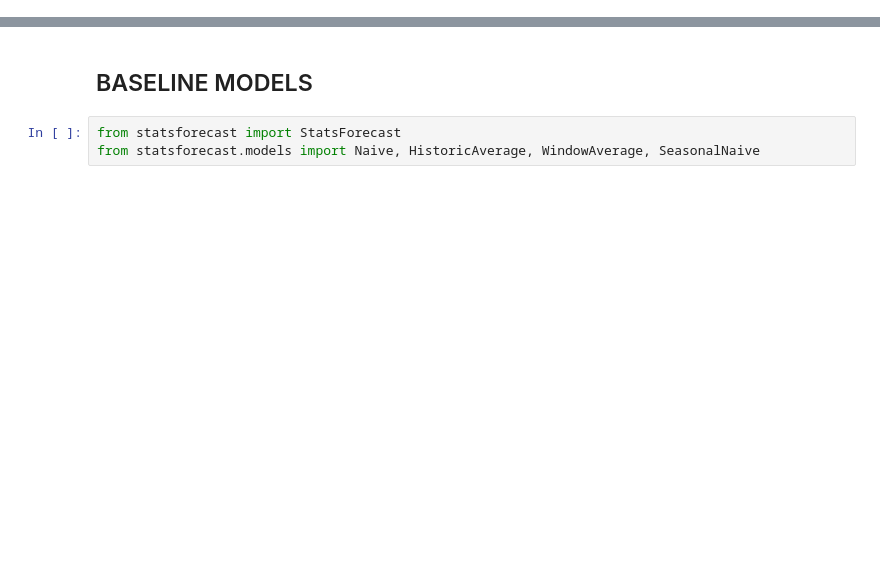
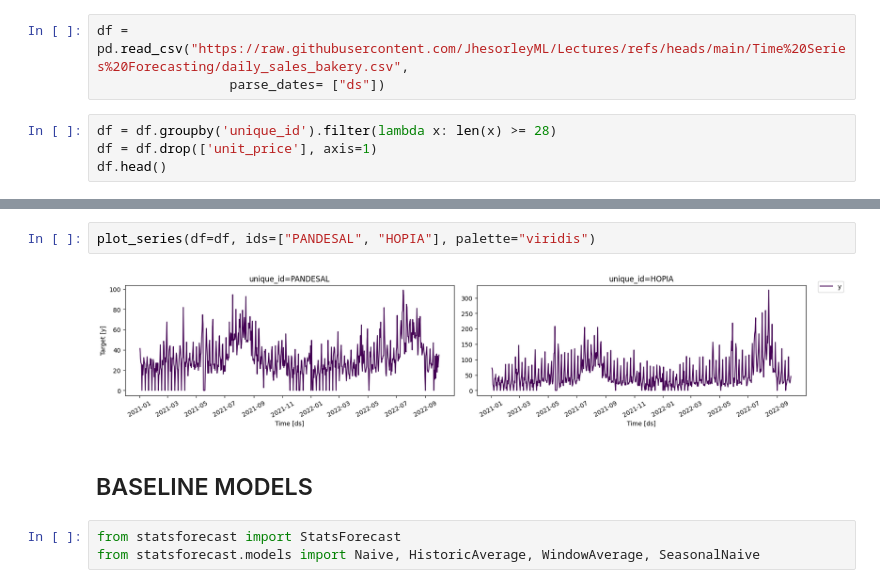
Before and after one commit to JhesorleyML/Lectures, a Jupyter notebook: Time Series Forecasting/Sample_Forecasting.ipynb, the cells around one changed output, grey strips where cells are left out. Cells and saved outputs as stored; diff of their text form; blank space fills up the shorter version.

```diff
--- a/Time Series Forecasting/Sample_Forecasting.ipynb
+++ b/Time Series Forecasting/Sample_Forecasting.ipynb
@@ -9,3 +9,10 @@ from utilsforecast.losses import *
 
 import warnings
 warnings.filterwarnings("ignore")
+# %%
+df = pd.read_csv("https://raw.githubusercontent.com/JhesorleyML/Lectures/refs/heads/main/Time%20Series%20Forecasting/daily_sales_bakery.csv",
+                 parse_dates= ["ds"])
+# %%
+df = df.groupby('unique_id').filter(lambda x: len(x) >= 28)
+df = df.drop(['unit_price'], axis=1)
+df.head()
@@ -12,3 +26,7 @@ warnings.filterwarnings("ignore")
+# %%
+plot_series(df=df, ids=["PANDESAL", "HOPIA"], palette="viridis")
+# %% [output]
+[figure, added]
 # %% [markdown]
 ## BASELINE MODELS
 # %%
```
Also changed, not shown: parts of 21 cells of this notebook, 3 other files.
